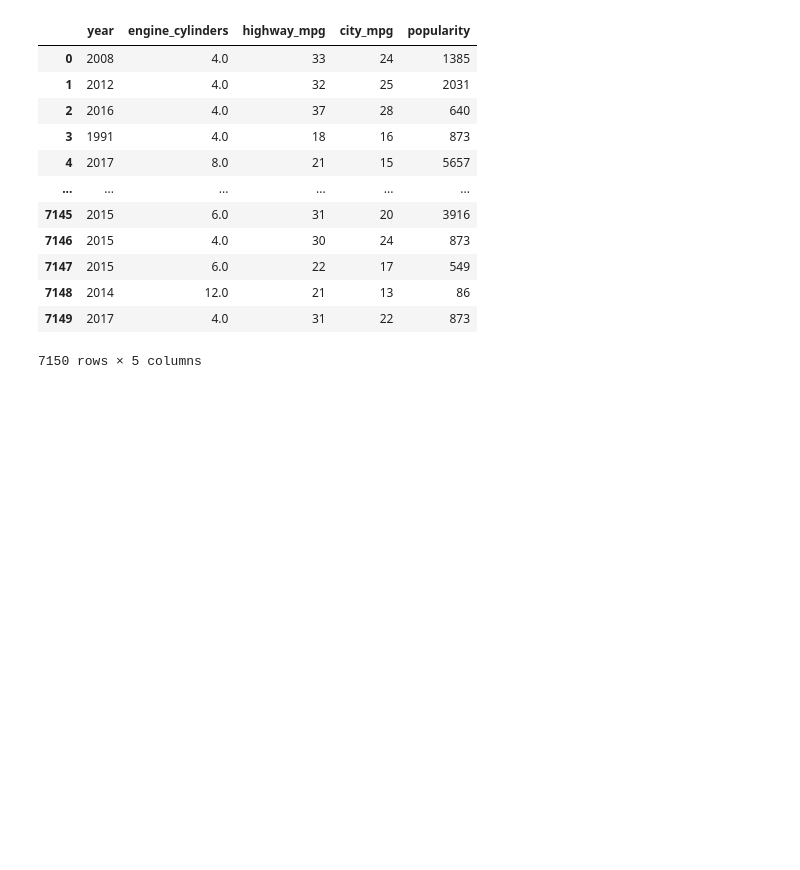
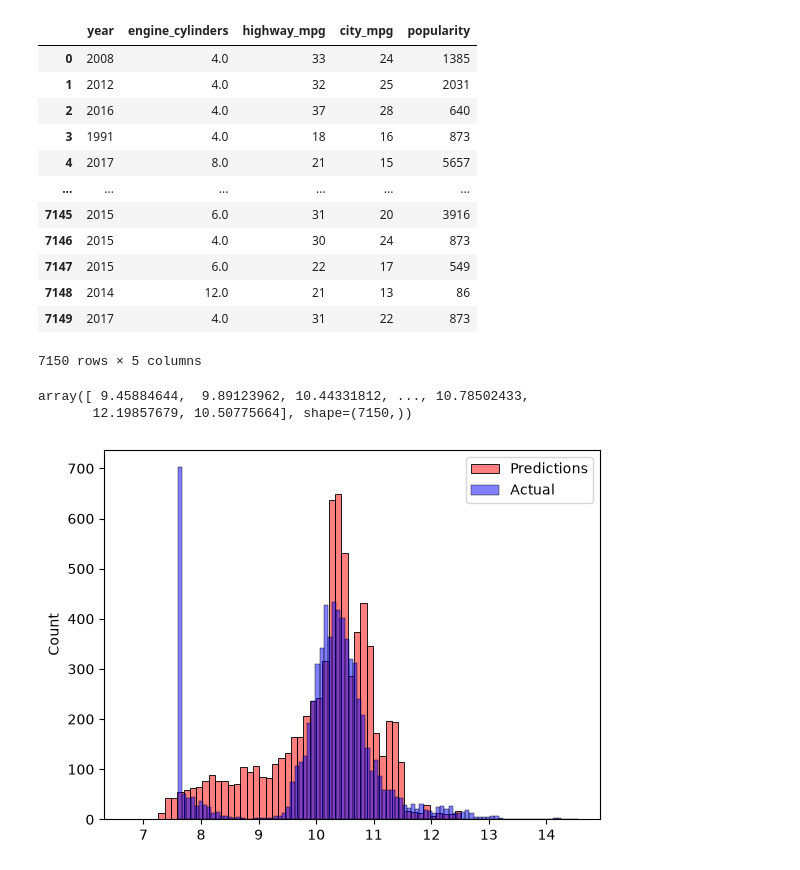
Before and after one commit to rudraksh-tyagi/ai-ml-log, a Jupyter notebook: ML_ZoomCamp/car_price_predictor(session 2)/price_predictor.ipynb, the cells around one changed output. Saved outputs shown, nothing was run; the diff lists cells and outputs as text; code cells hidden in the pictures; blank space fills up the shorter version.

```diff
--- a/ML_ZoomCamp/car_price_predictor(session 2)/price_predictor.ipynb
+++ b/ML_ZoomCamp/car_price_predictor(session 2)/price_predictor.ipynb
@@ -169,14 +171,14 @@ array([2501.14, 2387.63, 3227.67])
 # %%
-
-def train_linear_regression(x , y):
+def train_linear_regression(X, y):
     ones = np.ones(X.shape[0])
-    X = np.coloumn_stack([ones , X])
+    X = np.column_stack([ones, X])
 
     XTX = X.T.dot(X)
     XTX_inv = np.linalg.inv(XTX)
+
     w_full = XTX_inv.dot(X.T).dot(y)
 
-    return w_full[0] , w_full[1:]
+    return w_full[0], w_full[1:]
 # %%
 df_train.dtypes
 # %% [output]
@@ -225,0 +229,2 @@ X_train = df_train[base].values
+# %%
+X_train = df_train[base].fillna(0).values
@@ -225,0 +233,16 @@ X_train = df_train[base].values
+# %%
+# Re-train immediately so stale demo weights can never be used here.
+w0, w = train_linear_regression(X_train, y_train)
+assert w.shape[0] == X_train.shape[1]
+y_pred = w0 + X_train.dot(w)
+y_pred
+# %% [output]
+array([ 9.45884644,  9.89123962, 10.44331812, ..., 10.78502433,
+       12.19857679, 10.50775664], shape=(7150,))
+# %%
+sns.histplot(y_pred, color='red', alpha=0.5, label='Predictions')
+sns.histplot(y_train, color='blue', alpha=0.5, label='Actual')
+plt.legend()
+plt.show()
+# %% [output]
+[figure, added]
```
Also changed, not shown: parts of 7 cells of this notebook.
